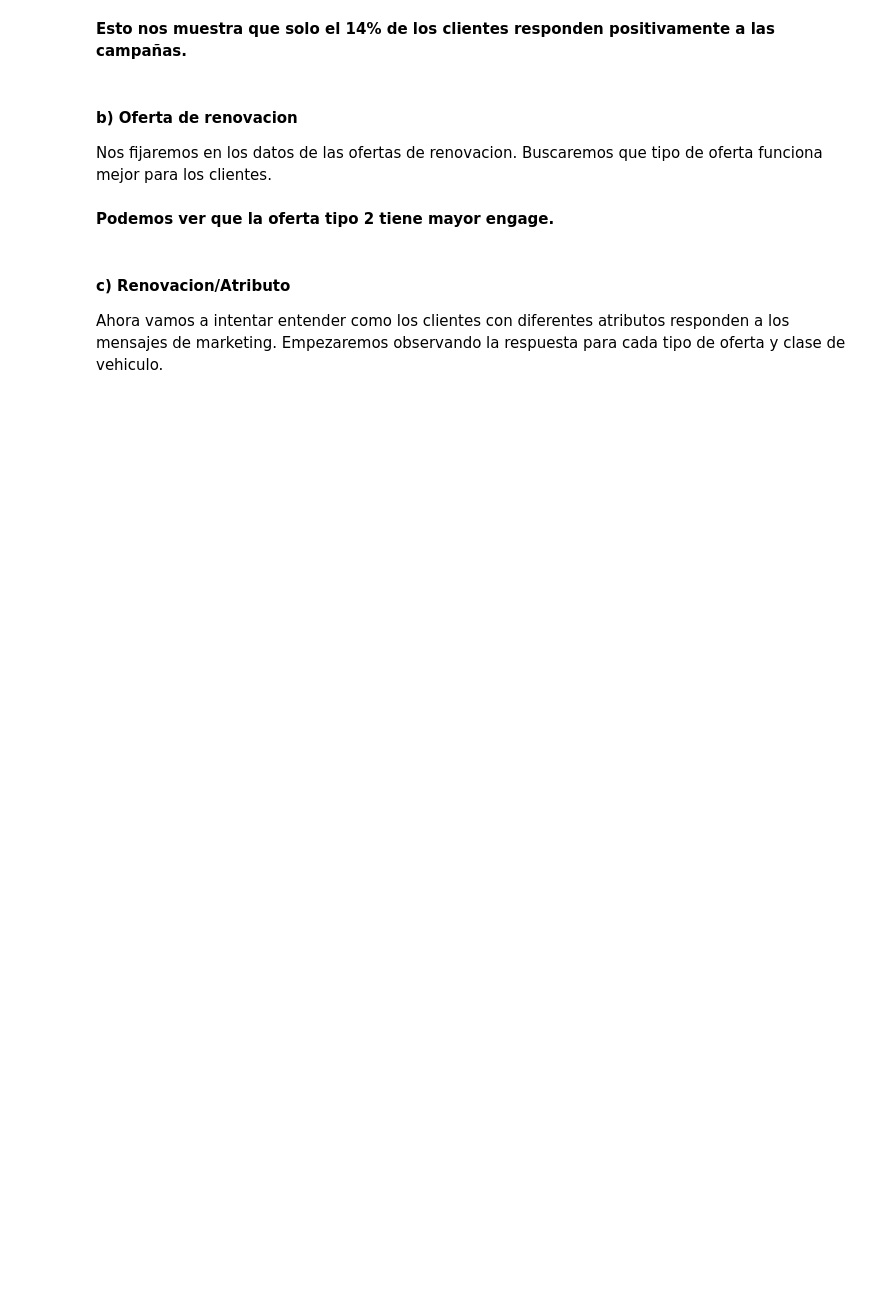
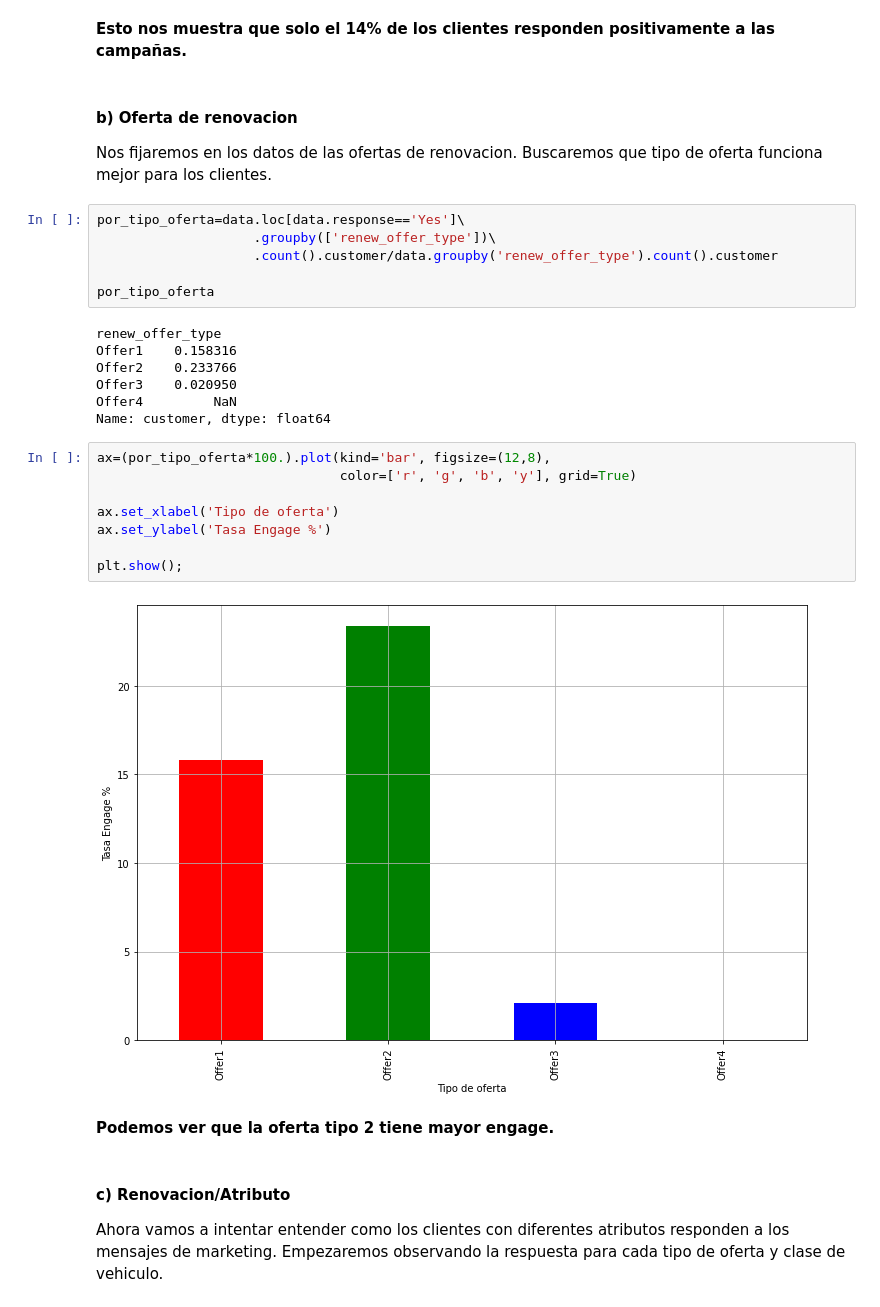
Before and after one commit to YonatanRA/rebootcamp, a Jupyter notebook: notebooks/w1_d1 - Ejercicio BI 1 (clv).ipynb, the cells around one changed output. Drawn from its saved outputs; the diff is of its cells as text; blank space fills up the shorter version.

```diff
--- a/notebooks/w1_d1 - Ejercicio BI 1 (clv).ipynb
+++ b/notebooks/w1_d1 - Ejercicio BI 1 (clv).ipynb
@@ -50,6 +120,29 @@ Mejorar el CLV a traves del marketing.
 #### b) Oferta de renovacion
 
 Nos fijaremos en los datos de las ofertas de renovacion. Buscaremos que tipo de oferta funciona mejor para los clientes.
+# %%
+por_tipo_oferta=data.loc[data.response=='Yes']\
+                    .groupby(['renew_offer_type'])\
+                    .count().customer/data.groupby('renew_offer_type').count().customer
+
+por_tipo_oferta
+# %% [output]
+renew_offer_type
+Offer1    0.158316
+Offer2    0.233766
+Offer3    0.020950
+Offer4         NaN
+Name: customer, dtype: float64
+# %%
+ax=(por_tipo_oferta*100.).plot(kind='bar', figsize=(12,8),
+                               color=['r', 'g', 'b', 'y'], grid=True)
+
+ax.set_xlabel('Tipo de oferta')
+ax.set_ylabel('Tasa Engage %')
+
+plt.show();
+# %% [output]
+[figure, added]
 # %% [markdown]
 **Podemos ver que la oferta tipo 2 tiene mayor engage.**
 # %% [markdown]
```
Also changed, not shown: parts of 18 cells of this notebook.
